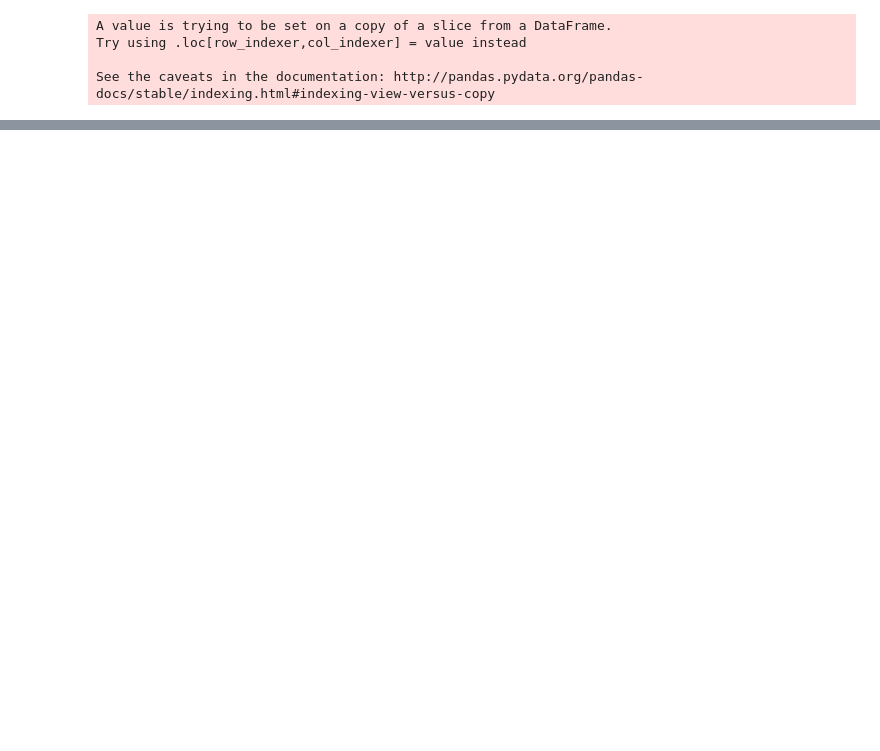
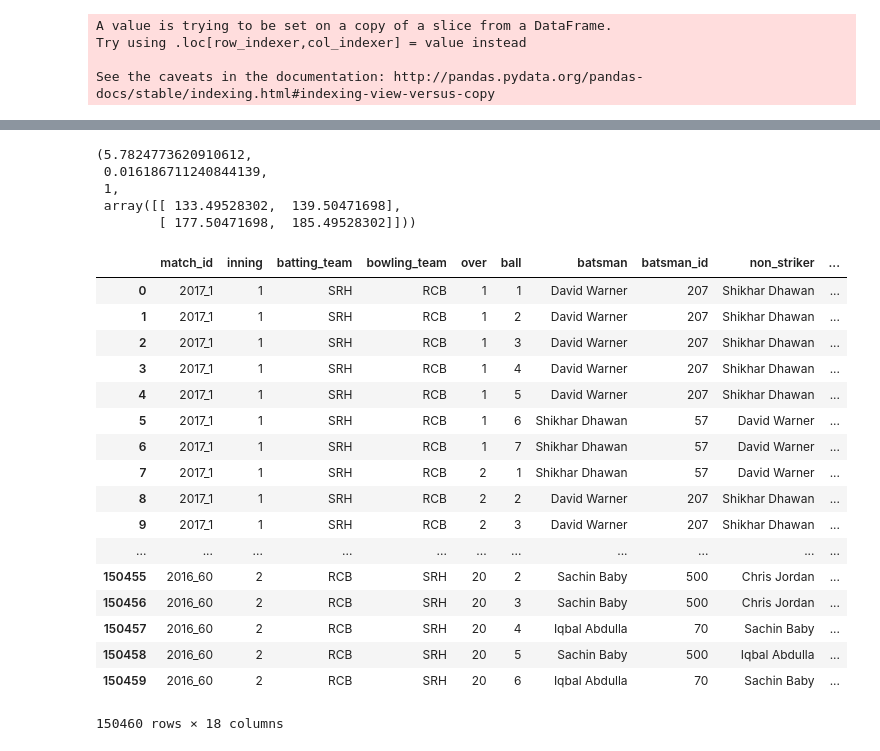
Before and after one commit to venugopalshetty1/datahackIPL, a Jupyter notebook: Untitled1 (3).ipynb, the cells around one changed output, grey strips where cells are left out. Cells and saved outputs as stored; diff of their text form; code cells hidden in the pictures; blank space fills up the shorter version.

```diff
--- a/Untitled1 (3).ipynb
+++ b/Untitled1 (3).ipynb
@@ -683,0 +872,8 @@ plotly.offline.iplot({
+# %%
+chi2_contingency(observed=observed_values)
+# %% [output]
+(5.7824773620910612,
+ 0.016186711240844139,
+ 1,
+ array([[ 133.49528302,  139.50471698],
+        [ 177.50471698,  185.49528302]]))
@@ -683,0 +883,21 @@ plotly.offline.iplot({
+# %%
+ball_by_ball
+# %% [output]
+|  | match_id | inning | batting_team | bowling_team | over | ball | batsman | batsman_id | non_striker | ... |
+| 0 | 2017_1 | 1 | SRH | RCB | 1 | 1 | David Warner | 207 | Shikhar Dhawan | ... |
+| 1 | 2017_1 | 1 | SRH | RCB | 1 | 2 | David Warner | 207 | Shikhar Dhawan | ... |
+| 2 | 2017_1 | 1 | SRH | RCB | 1 | 3 | David Warner | 207 | Shikhar Dhawan | ... |
+| 3 | 2017_1 | 1 | SRH | RCB | 1 | 4 | David Warner | 207 | Shikhar Dhawan | ... |
+| 4 | 2017_1 | 1 | SRH | RCB | 1 | 5 | David Warner | 207 | Shikhar Dhawan | ... |
+| 5 | 2017_1 | 1 | SRH | RCB | 1 | 6 | Shikhar Dhawan | 57 | David Warner | ... |
+| 6 | 2017_1 | 1 | SRH | RCB | 1 | 7 | Shikhar Dhawan | 57 | David Warner | ... |
+| 7 | 2017_1 | 1 | SRH | RCB | 2 | 1 | Shikhar Dhawan | 57 | David Warner | ... |
+| 8 | 2017_1 | 1 | SRH | RCB | 2 | 2 | David Warner | 207 | Shikhar Dhawan | ... |
+| 9 | 2017_1 | 1 | SRH | RCB | 2 | 3 | David Warner | 207 | Shikhar Dhawan | ... |
+| ... | ... | ... | ... | ... | ... | ... | ... | ... | ... | ... |
+| 150455 | 2016_60 | 2 | RCB | SRH | 20 | 2 | Sachin Baby | 500 | Chris Jordan | ... |
+| 150456 | 2016_60 | 2 | RCB | SRH | 20 | 3 | Sachin Baby | 500 | Chris Jordan | ... |
+| 150457 | 2016_60 | 2 | RCB | SRH | 20 | 4 | Iqbal Abdulla | 70 | Sachin Baby | ... |
+| 150458 | 2016_60 | 2 | RCB | SRH | 20 | 5 | Sachin Baby | 500 | Iqbal Abdulla | ... |
+| 150459 | 2016_60 | 2 | RCB | SRH | 20 | 6 | Iqbal Abdulla | 70 | Sachin Baby | ... |
+150460 rows × 18 columns
```
Also changed, not shown: parts of 36 cells of this notebook.
